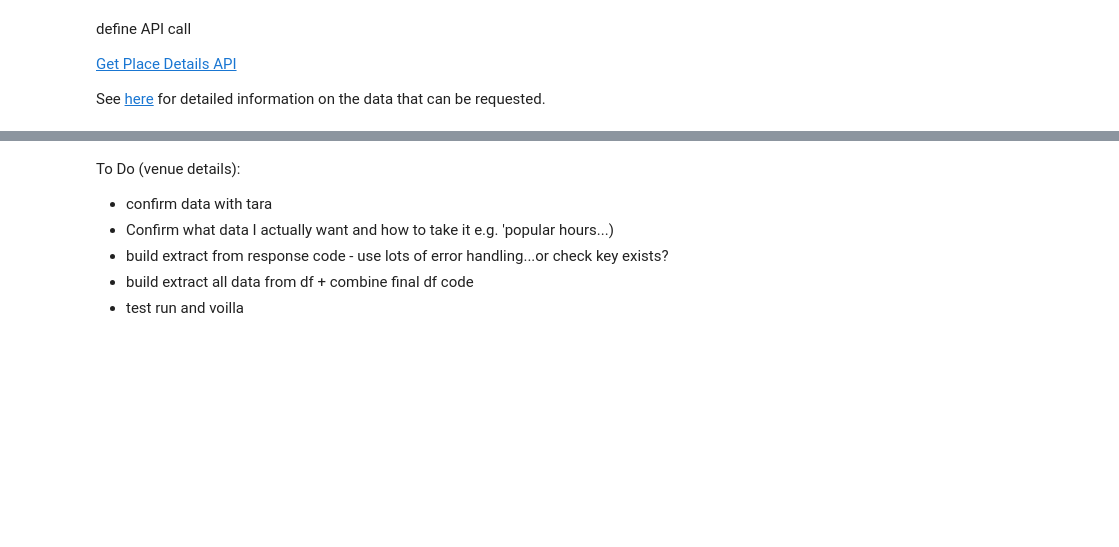
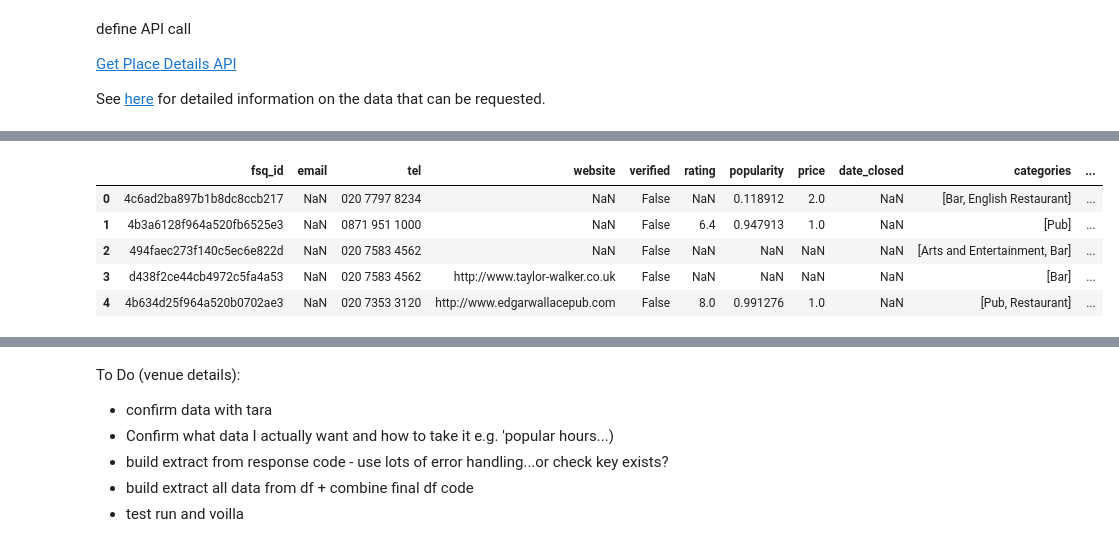
Before and after one commit to rhart-rup/Foursquare-Venue-Scraper-2023, a Jupyter notebook: Four_Square_Venue_Search.ipynb, the cells around one changed output, grey strips where cells are left out. Cells and saved outputs as stored; diff of their text form; code cells hidden in the pictures; blank space fills up the shorter version.

Commit message:
Completed venue details scrape and data prep

```diff
--- a/Four_Square_Venue_Search.ipynb
+++ b/Four_Square_Venue_Search.ipynb
@@ -727,0 +717,2 @@ dict_keys(['categories', 'chains', 'hours_popular', 'location', 'popularity', 'p
+# %%
+venues = pd.read_csv('foursquare_bars_02-Mar-22.csv')
@@ -727,0 +721,26 @@ dict_keys(['categories', 'chains', 'hours_popular', 'location', 'popularity', 'p
+# %%
+venue_details_data = []
+total_venues = venues.shape[0]
+# Loop through venue foursquare ids (fsq_id), request venue details from
+# API and extract required data
+for index, fsq_id in enumerate(venues.fsq_id):
+    # Perform Get Place Details API call
+    response = get_venue_details(fsq_id, key)
+    # Keep retrying API call every 5 seconds if the API response code
+    # indicates an error (i.e. not 200)
+    while response.status_code != 200:
+            print(f"API Error code {response.status_code}, sleeping 5 seconds")
+            time.sleep(5)
+            # retry API call
+            response = get_venue_details(fsq_id, key)
+    # extract venue_details from response as json file
+    venue_details = json.loads(response.text)
+    # Extract data from venue_details json and append to list
+    extracted_data = extract_venue_details(venue_details)
+    # Add fsq_id to first entry of extracted_data list
+    extracted_data = fsq_id + extracted_data
+    venue_details_data.append(extracted_data)
+    #print(index)
+    # Provide status update every time 500 venues details have been extracted
+    if (index + 1) % 500 == 0:
+        print(f"{index + 1} venue details extracted out of {total_venues}")
@@ -727,0 +767,11 @@ dict_keys(['categories', 'chains', 'hours_popular', 'location', 'popularity', 'p
+# %%
+venue_details_df = pd.DataFrame(venue_details_data,
+                             columns = ['fsq_id', 'email', 'tel', 'website', 'verified',
+                                        'rating', 'popularity', 'price',
+                                        'date_closed', 'categories',
+                                        'total_ratings', 'parent',
+                                        'parent_fsq_id', 'neighborhood'])
+
+# Convert neighborhood column from column of lists with one item e.g.
+# ['Clapham'] to strings e.g. 'Clapham'
+venue_details_df.neighborhood = venue_details_df.neighborhood.str[0]
@@ -727,0 +786,13 @@ dict_keys(['categories', 'chains', 'hours_popular', 'location', 'popularity', 'p
+# %%
+# Temporary!!!
+venue_details_df.neighborhood = venue_details_df.neighborhood.str[0]
+venue_details_df.insert(0, 'fsq_id', venues.fsq_id)
+# %%
+venue_details_df.head()
+# %% [output]
+|  | fsq_id | email | tel | website | verified | rating | popularity | price | date_closed | categories | ... |
+| 0 | 4c6ad2ba897b1b8dc8ccb217 | NaN | 020 7797 8234 | NaN | False | NaN | 0.118912 | 2.0 | NaN | [Bar, English Restaurant] | ... |
+| 1 | 4b3a6128f964a520fb6525e3 | NaN | 0871 951 1000 | NaN | False | 6.4 | 0.947913 | 1.0 | NaN | [Pub] | ... |
+| 2 | 494faec273f140c5ec6e822d | NaN | 020 7583 4562 | NaN | False | NaN | NaN | NaN | NaN | [Arts and Entertainment, Bar] | ... |
+| 3 | d438f2ce44cb4972c5fa4a53 | NaN | 020 7583 4562 | http://www.taylor-walker.co.uk | False | NaN | NaN | NaN | NaN | [Bar] | ... |
+| 4 | 4b634d25f964a520b0702ae3 | NaN | 020 7353 3120 | http://www.edgarwallacepub.com | False | 8.0 | 0.991276 | 1.0 | NaN | [Pub, Restaurant] | ... |
```
Also changed, not shown: parts of 26 cells of this notebook.
